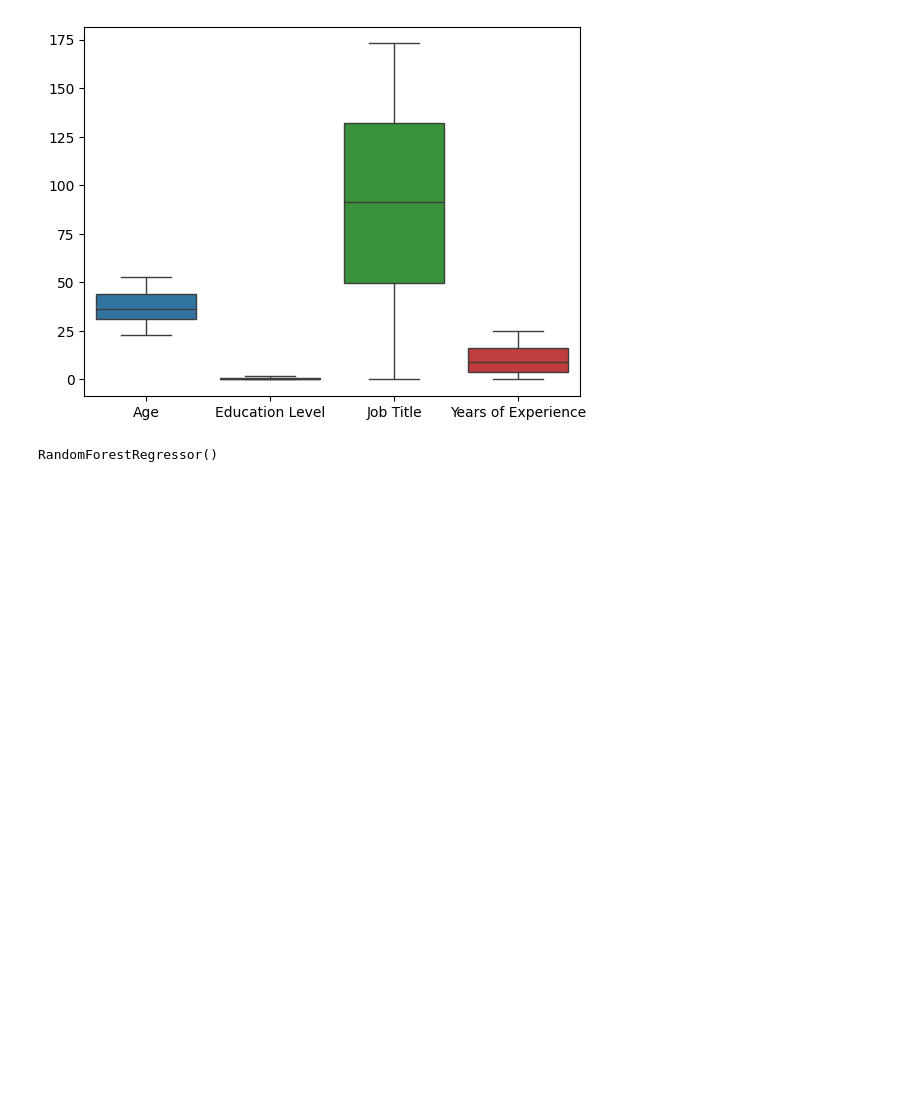
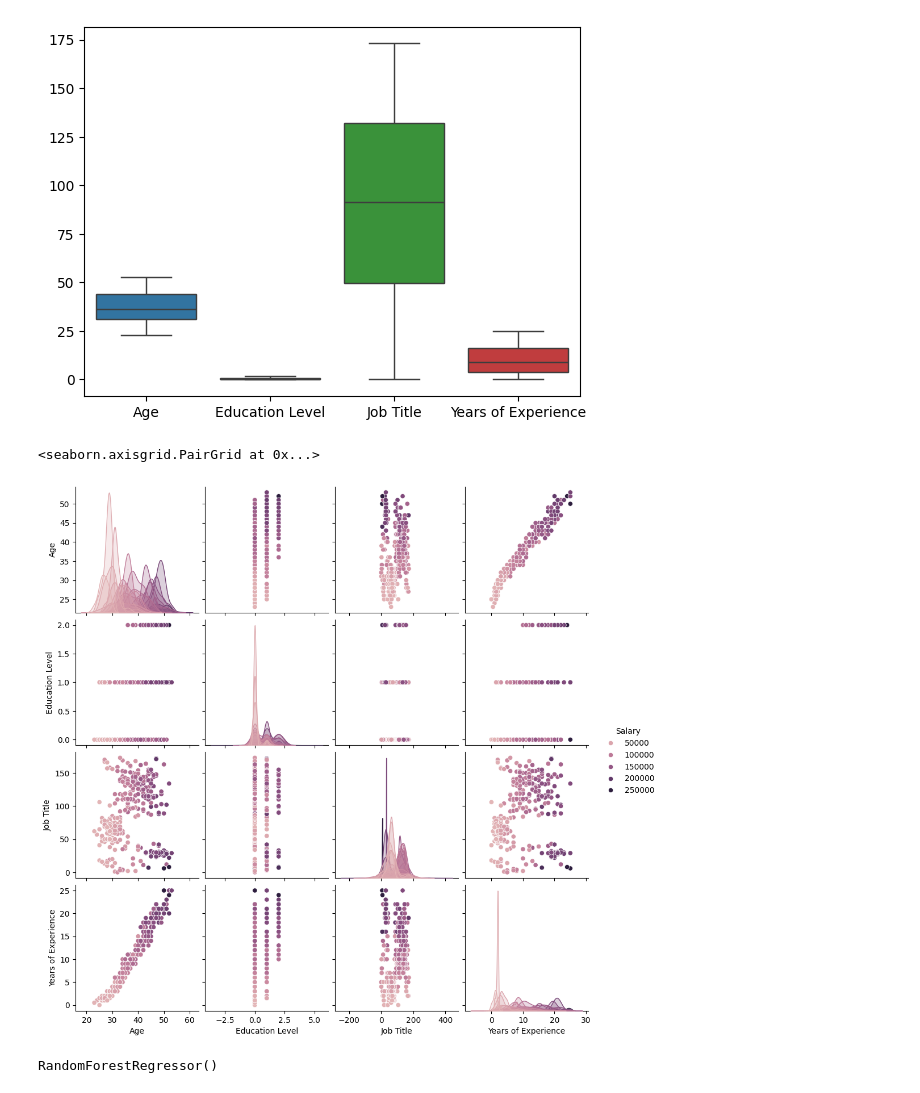
Before and after one commit to kailai-13/Neural_Networks_Hands_On, a Jupyter notebook: salary.ipynb, the cells around one changed output. Drawn from its saved outputs; the diff is of its cells as text; code cells hidden in the pictures; blank space fills up the shorter version.

```diff
--- a/salary.ipynb
+++ b/salary.ipynb
@@ -211,6 +211,11 @@ sns.boxplot(X)
 # %%
 from sklearn.model_selection import train_test_split
 X_train,X_test,y_train,y_test=train_test_split(X,y,test_size=0.2)
+# %%
+sns.pairplot(df, hue='Salary')
+# %% [output]
+<seaborn.axisgrid.PairGrid at 0x...>
+[figure, added]
 # %%
 from sklearn.ensemble import RandomForestRegressor
 rf=RandomForestRegressor(n_estimators=100)
```
Also changed, not shown: parts of 1 cell of this notebook.
